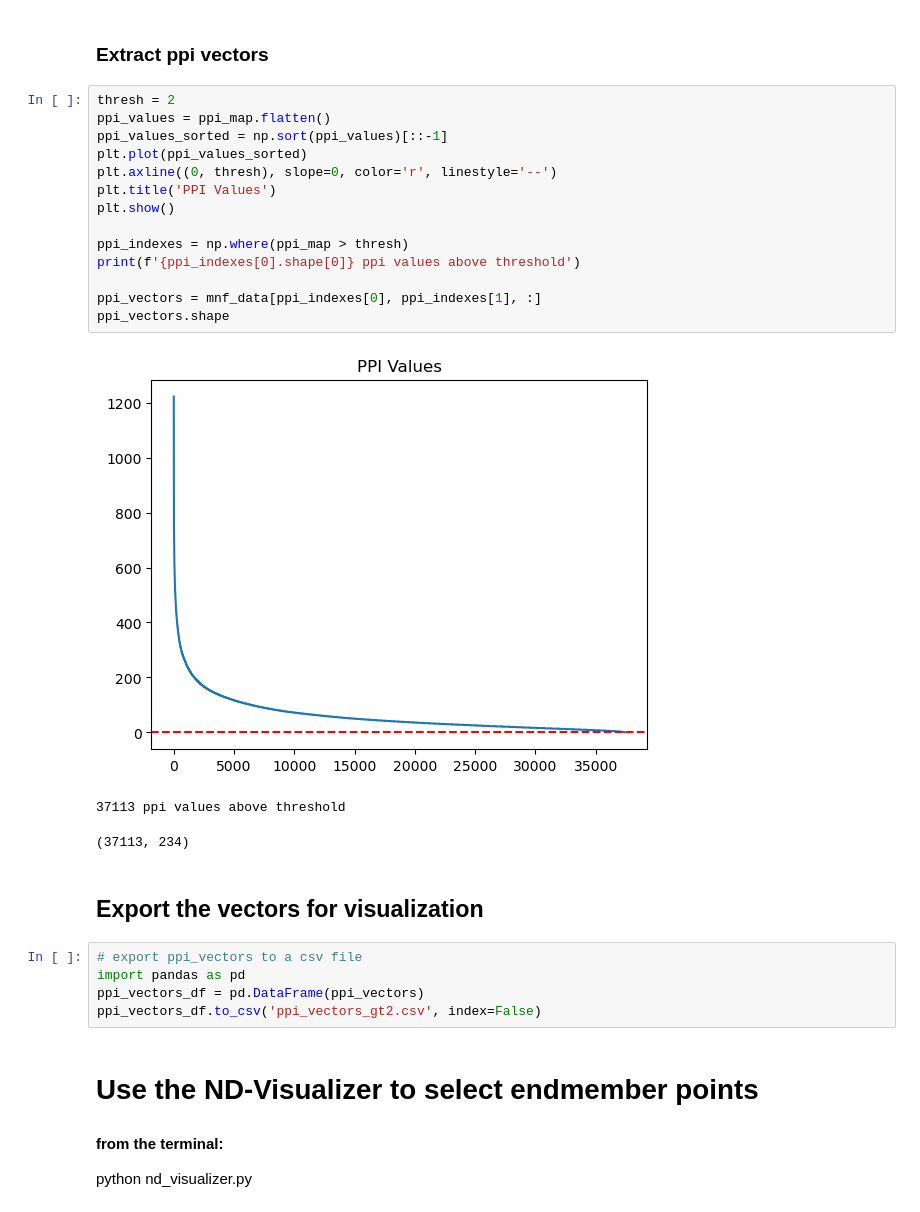
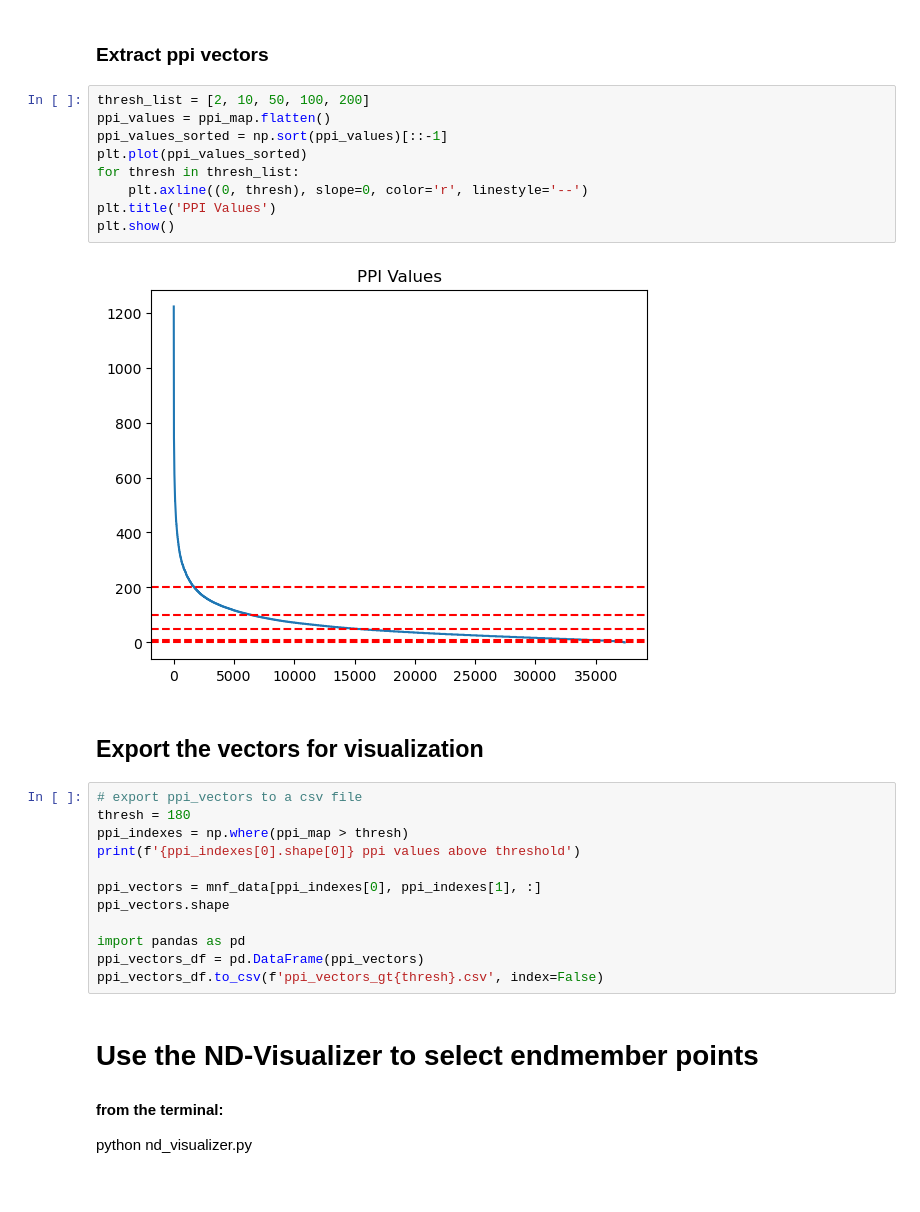
Before and after one commit to Michael-S-Phillips/spectral_hourglass, a Jupyter notebook: spectral_hourglass.ipynb, the cells around one changed output. Drawn from its saved outputs; the diff is of its cells as text.

```diff
--- a/spectral_hourglass.ipynb
+++ b/spectral_hourglass.ipynb
@@ -543,30 +543,30 @@ plt.show()
 # %% [markdown]
 ### Extract ppi vectors
 # %%
-thresh = 2
+thresh_list = [2, 10, 50, 100, 200]
 ppi_values = ppi_map.flatten()
 ppi_values_sorted = np.sort(ppi_values)[::-1]
 plt.plot(ppi_values_sorted)
-plt.axline((0, thresh), slope=0, color='r', linestyle='--')
+for thresh in thresh_list:
+    plt.axline((0, thresh), slope=0, color='r', linestyle='--')
 plt.title('PPI Values')
 plt.show()
-
-ppi_indexes = np.where(ppi_map > thresh)
-print(f'{ppi_indexes[0].shape[0]} ppi values above threshold')
-
-ppi_vectors = mnf_data[ppi_indexes[0], ppi_indexes[1], :]
-ppi_vectors.shape
 # %% [output]
-[figure, old version]
+[figure, new version]
-37113 ppi values above threshold
-(37113, 234)
 # %% [markdown]
 ## Export the vectors for visualization
 # %%
 # export ppi_vectors to a csv file
+thresh = 180
+ppi_indexes = np.where(ppi_map > thresh)
+print(f'{ppi_indexes[0].shape[0]} ppi values above threshold')
+
+ppi_vectors = mnf_data[ppi_indexes[0], ppi_indexes[1], :]
+ppi_vectors.shape
+
 import pandas as pd
 ppi_vectors_df = pd.DataFrame(ppi_vectors)
-ppi_vectors_df.to_csv('ppi_vectors_gt2.csv', index=False)
+ppi_vectors_df.to_csv(f'ppi_vectors_gt{thresh}.csv', index=False)
 # %% [markdown]
 # Use the ND-Visualizer to select endmember points
 #### from the terminal:
```
